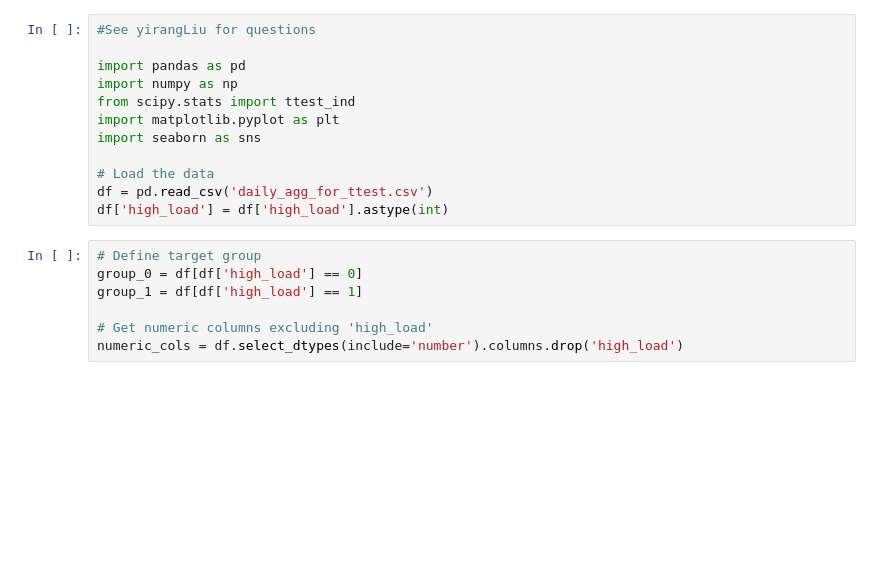
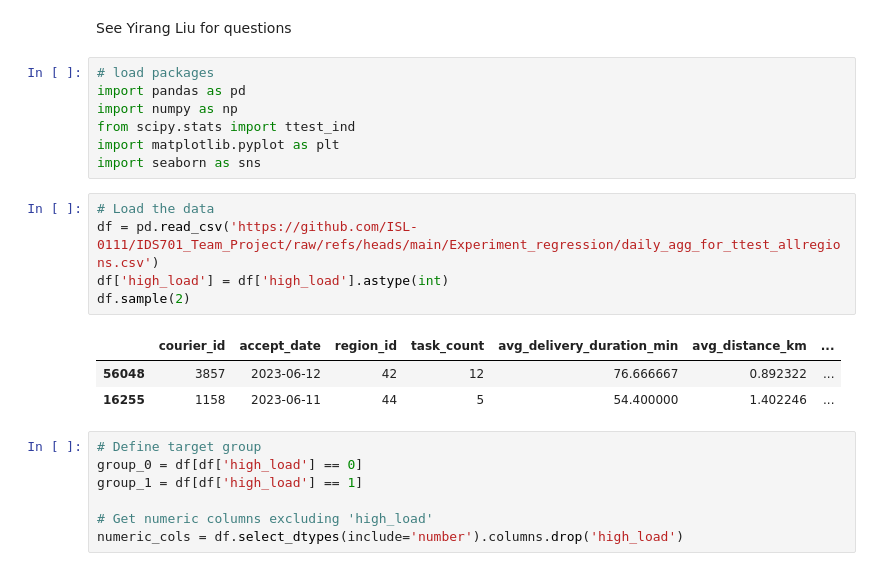
Before and after one commit to ISL-0111/IDS701_Team_Project, a Jupyter notebook: Experiment_regression/ttest.ipynb, the cells around one changed output. Drawn from its saved outputs; the diff is of its cells as text; blank space fills up the shorter version.

```diff
--- a/Experiment_regression/ttest.ipynb
+++ b/Experiment_regression/ttest.ipynb
@@ -1,15 +1,21 @@
+# %% [markdown]
+See Yirang Liu for questions
 # %%
-#See yirangLiu for questions
-
+# load packages
 import pandas as pd
 import numpy as np
 from scipy.stats import ttest_ind
 import matplotlib.pyplot as plt
 import seaborn as sns
-
-# Load the data
-df = pd.read_csv('daily_agg_for_ttest.csv')
-df['high_load'] = df['high_load'].astype(int)
+# %%
+# Load the data
+df = pd.read_csv('https://github.com/ISL-0111/IDS701_Team_Project/raw/refs/heads/main/Experiment_regression/daily_agg_for_ttest_allregions.csv')
+df['high_load'] = df['high_load'].astype(int)
+df.sample(2)
+# %% [output]
+|  | courier_id | accept_date | region_id | task_count | avg_delivery_duration_min | avg_distance_km | ... |
+| 56048 | 3857 | 2023-06-12 | 42 | 12 | 76.666667 | 0.892322 | ... |
+| 16255 | 1158 | 2023-06-11 | 44 | 5 | 54.400000 | 1.402246 | ... |
 # %%
 # Define target group
 group_0 = df[df['high_load'] == 0]
```
Also changed, not shown: parts of 5 cells of this notebook, 1 other file.
